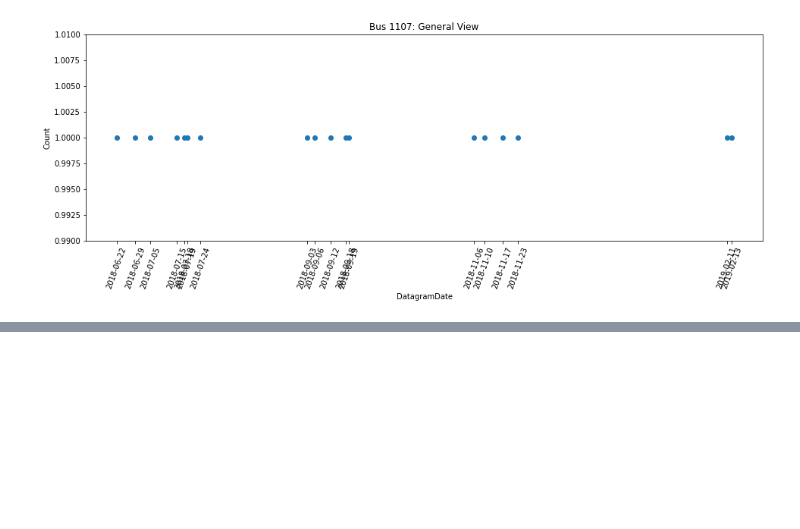
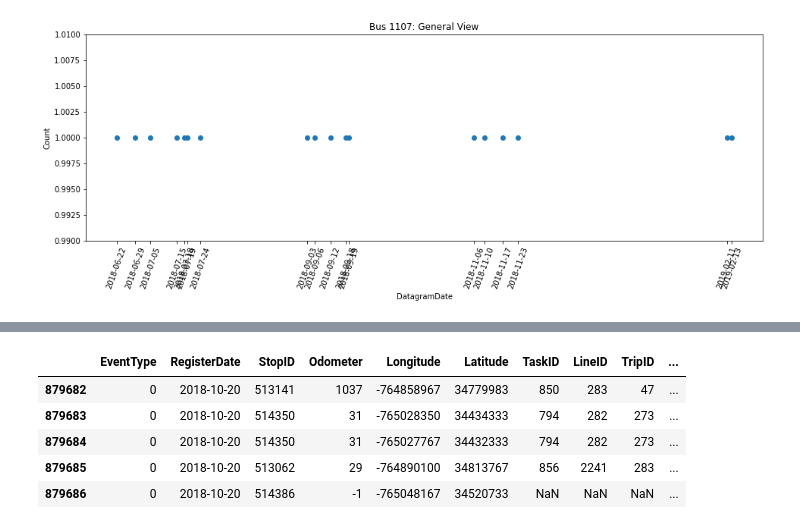
Before and after one commit to manuelq12/PDG-AVIOM-BUS_DIGITAL_TWIN, a Jupyter notebook: Analisis_Exploratorio/Python/AnalisisExploratorio.ipynb, the cells around one changed output, grey strips where cells are left out. Cells and saved outputs as stored; diff of their text form; code cells hidden in the pictures; blank space fills up the shorter version.

```diff
--- a/Analisis_Exploratorio/Python/AnalisisExploratorio.ipynb
+++ b/Analisis_Exploratorio/Python/AnalisisExploratorio.ipynb
@@ -1088,0 +1171,9 @@ plt.show()
+# %%
+dfBuses.tail()
+# %% [output]
+|  | EventType | RegisterDate | StopID | Odometer | Longitude | Latitude | TaskID | LineID | TripID | ... |
+| 879682 | 0 | 2018-10-20 | 513141 | 1037 | -764858967 | 34779983 | 850 | 283 | 47 | ... |
+| 879683 | 0 | 2018-10-20 | 514350 | 31 | -765028350 | 34434333 | 794 | 282 | 273 | ... |
+| 879684 | 0 | 2018-10-20 | 514350 | 31 | -765027767 | 34432333 | 794 | 282 | 273 | ... |
+| 879685 | 0 | 2018-10-20 | 513062 | 29 | -764890100 | 34813767 | 856 | 2241 | 283 | ... |
+| 879686 | 0 | 2018-10-20 | 514386 | -1 | -765048167 | 34520733 | NaN | NaN | NaN | ... |
```
Also changed, not shown: parts of 14 cells of this notebook.
